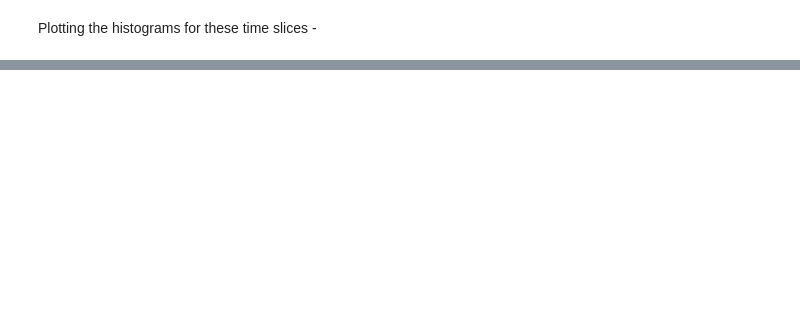
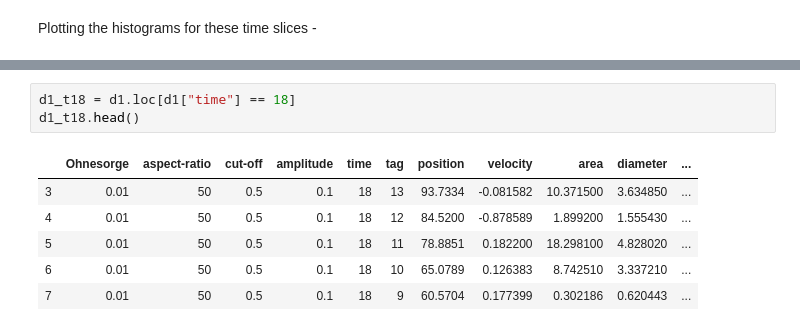
Before and after one commit to palsagar/ligaments_analysis, a Jupyter notebook: test.ipynb, the cells around one changed output, grey strips where cells are left out. Cells and saved outputs as stored; diff of their text form; blank space fills up the shorter version.

```diff
--- a/test.ipynb
+++ b/test.ipynb
@@ -192 +181,11 @@ We observe that the distribution at T=12 is not very interesting, because the li
+# %%
+d1_t18 = d1.loc[d1["time"] == 18]
+d1_t18.head()
+# %% [output]
+|  | Ohnesorge | aspect-ratio | cut-off | amplitude | time | tag | position | velocity | area | diameter | ... |
+| 3 | 0.01 | 50 | 0.5 | 0.1 | 18 | 13 | 93.7334 | -0.081582 | 10.371500 | 3.634850 | ... |
+| 4 | 0.01 | 50 | 0.5 | 0.1 | 18 | 12 | 84.5200 | -0.878589 | 1.899200 | 1.555430 | ... |
+| 5 | 0.01 | 50 | 0.5 | 0.1 | 18 | 11 | 78.8851 | 0.182200 | 18.298100 | 4.828020 | ... |
+| 6 | 0.01 | 50 | 0.5 | 0.1 | 18 | 10 | 65.0789 | 0.126383 | 8.742510 | 3.337210 | ... |
+| 7 | 0.01 | 50 | 0.5 | 0.1 | 18 | 9 | 60.5704 | 0.177399 | 0.302186 | 0.620443 | ... |
 # %%
```
Also changed, not shown: parts of 7 cells of this notebook.
